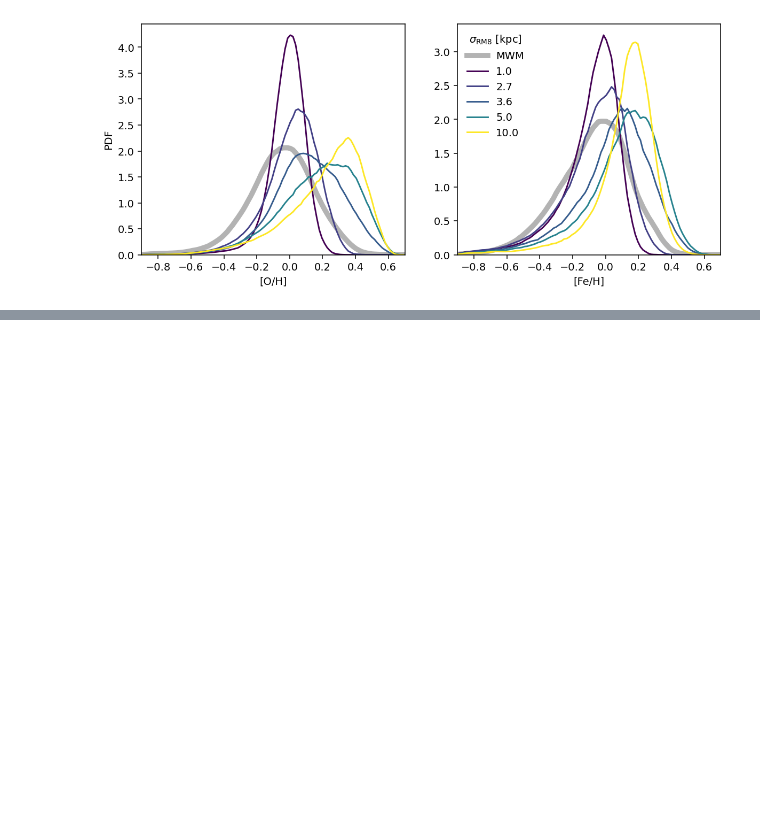
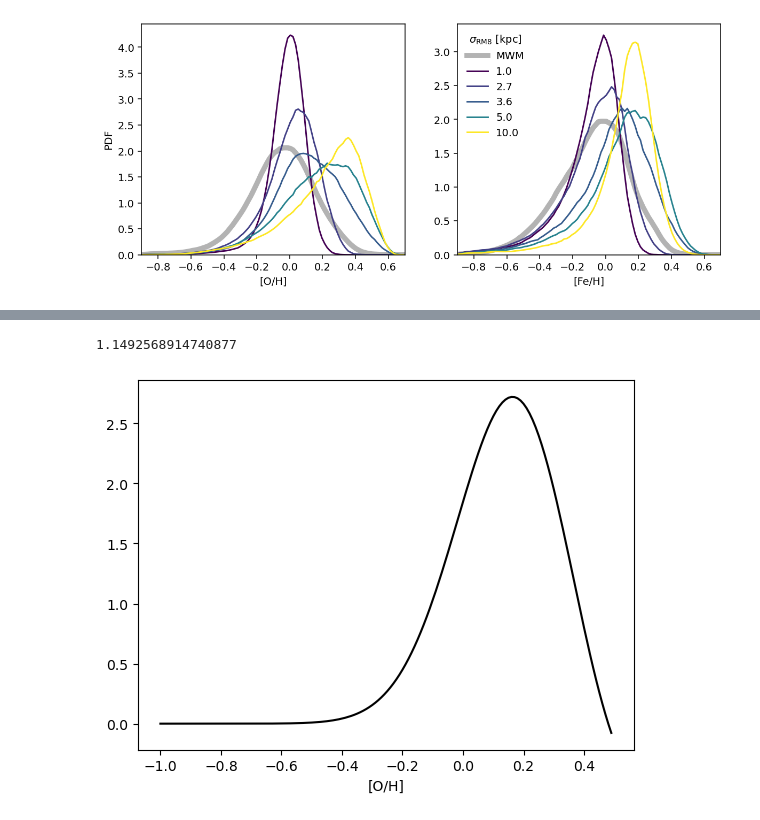
Before and after one commit to lodubay/abeona, a Jupyter notebook: src/scripts/migration_strength.ipynb, the cells around one changed output, grey strips where cells are left out. Saved outputs shown, nothing was run; the diff lists cells and outputs as text; code cells hidden in the pictures; blank space fills up the shorter version.

```diff
--- a/src/scripts/migration_strength.ipynb
+++ b/src/scripts/migration_strength.ipynb
@@ -118,0 +160,15 @@ plt.show()
+# %%
+OHarr = np.arange(-1, 0.5, 0.01)
+Rbirth = OHarr / gradOH + Rsun
+
+dN_dOH = const / -gradOH * Rbirth * np.exp(Rbirth * (Rfinal/sigmaRM**2 - 1/Rdisk)) * np.exp(-Rbirth**2 / (2*sigmaRM**2))
+
+print(np.sum(dN_dOH) * 0.01)
+
+fig, ax = plt.subplots()
+ax.plot(OHarr, dN_dOH, 'k-')
+ax.set_xlabel('[O/H]')
+plt.show()
+# %% [output]
+1.1492568914740877
+[figure, added]
```
Also changed, not shown: parts of 5 cells of this notebook.
